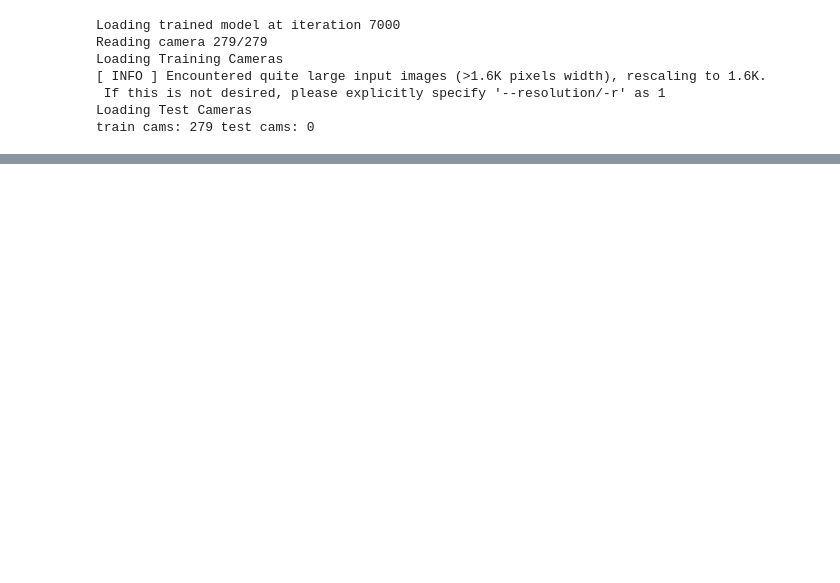
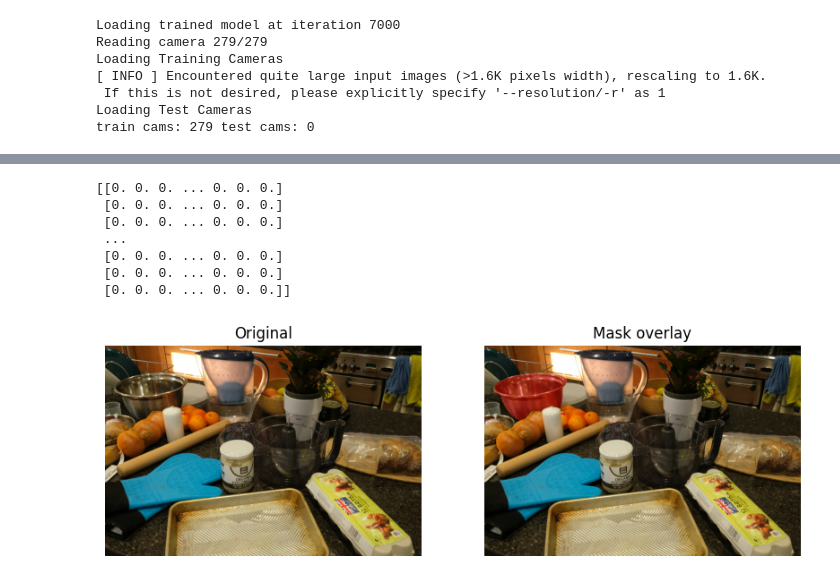
Before and after one commit to harrisonzhy/guide-3d, a Jupyter notebook: video_example.ipynb, the cells around one changed output, grey strips where cells are left out. Cells and saved outputs as stored; diff of their text form; code cells hidden in the pictures; blank space fills up the shorter version.

Commit message:
video segmentation using langsam

```diff
--- a/video_example.ipynb
+++ b/video_example.ipynb
@@ -107,6 +124,15 @@ Loading Training Cameras
  If this is not desired, please explicitly specify '--resolution/-r' as 1
 Loading Test Cameras
 train cams: 279 test cams: 0
+# %%
+attrs = ["_xyz", "_features_dc", "_features_rest",
+         "_scaling", "_rotation", "_opacity"]
+
+for name in attrs:
+    t = getattr(scene.gaussians, name, None)
+    if isinstance(t, torch.Tensor) and t.dtype != torch.float32:
+        print(f"Converting {name} from {t.dtype} to float32")
+        setattr(scene.gaussians, name, t.float())
 # %%
 bg_color = [1, 1, 1] if dataset.white_background else [0, 0, 0]
 background = torch.tensor(bg_color, dtype=torch.float32, device="cuda")
@@ -245,0 +393,4 @@ print(psnr_val)
+# %%
+from lang_sam import LangSAM
+device = "cuda:0"
+langsam_model = LangSAM(device=device)    # or LangSAM(device=device) depending on API
@@ -245,0 +405,6 @@ print(psnr_val)
+# %%
+img_path = model_path / "images/DSCF5915.JPG"
+pil_img = Image.open(str(img_path)).convert("RGB")
+text_prompt = "iron bowl"
+result = langsam_model.predict([pil_img], [text_prompt])
+print(result)
@@ -245,0 +422,43 @@ print(psnr_val)
+# %%
+import matplotlib.pyplot as plt
+import numpy as np
+
+def show_mask_overlay(img_rgb, mask, alpha=0.4):
+    h, w = mask.shape
+    img = img_rgb.copy()
+    if img.shape[:2] != (h, w):
+        img = cv2.resize(img, (w, h))
+
+    # make a red overlay
+    overlay = img.copy()
+    red = np.array([255, 0, 0], dtype=np.uint8)  # RGB red
+    overlay[mask > 0] = red
+
+    blended = (img.astype(np.float32) * (1 - alpha) +
+               overlay.astype(np.float32) * alpha).astype(np.uint8)
+
+    plt.figure(figsize=(10, 5))
+    plt.subplot(1, 2, 1)
+    plt.title("Original")
+    plt.imshow(img_rgb)
+    plt.axis("off")
+
+    plt.subplot(1, 2, 2)
+    plt.title("Mask overlay")
+    plt.imshow(blended)
+    plt.axis("off")
+    plt.show()
+
+# Example:
+mask = result[0]["masks"][0]
+print(mask)
+show_mask_overlay(np.array(pil_img), mask)
+# %% [output]
+[[0. 0. 0. ... 0. 0. 0.]
+ [0. 0. 0. ... 0. 0. 0.]
+ [0. 0. 0. ... 0. 0. 0.]
+ ...
+ [0. 0. 0. ... 0. 0. 0.]
+ [0. 0. 0. ... 0. 0. 0.]
+ [0. 0. 0. ... 0. 0. 0.]]
+[figure, added]
```
Also changed, not shown: parts of 16 cells of this notebook.
